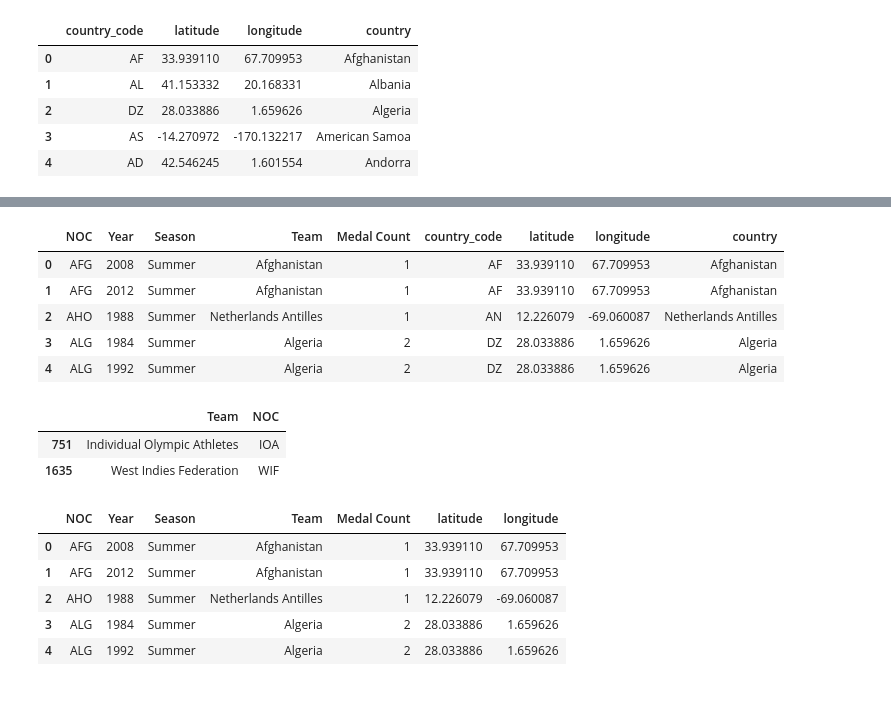
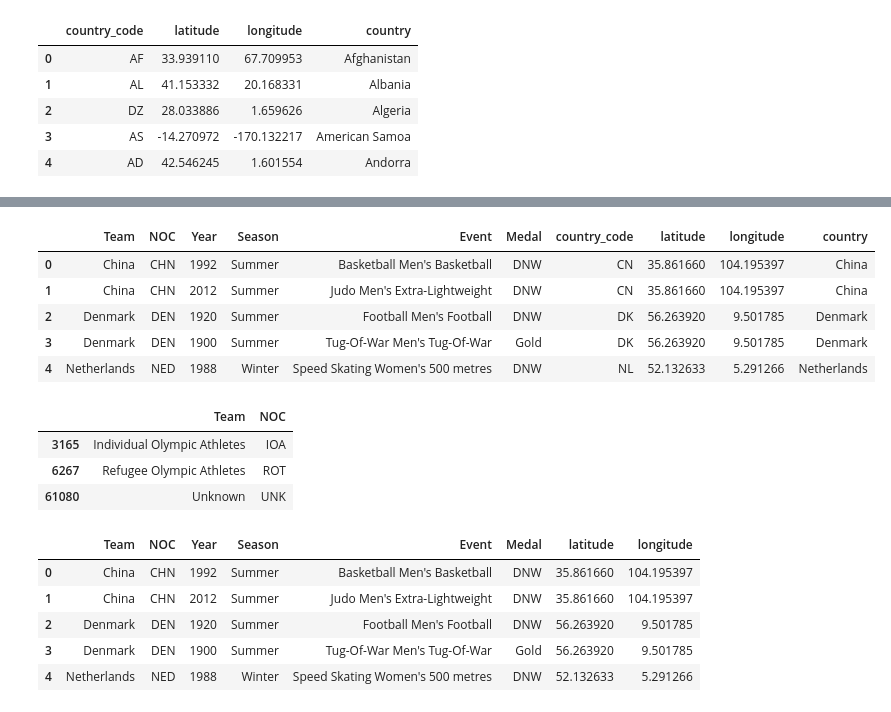
Before and after one commit to EJones621/Olympic_Analysis, a Jupyter notebook: Notebooks/Cleaning/cleaning.ipynb, the cells around one changed output, grey strips where cells are left out. Saved outputs shown, nothing was run; the diff lists cells and outputs as text; code cells hidden in the pictures.

```diff
--- a/Notebooks/Cleaning/cleaning.ipynb
+++ b/Notebooks/Cleaning/cleaning.ipynb
@@ -170,7 +170,7 @@ olympic_data_merge.drop(['ID', 'Name', 'Sex', 'Age', 'Height', 'Weight', 'Team',
                          'Games', 'City', 'Sport', 'notes'], axis = 1, inplace = True)
 # %%
 # Change column names
-olympic_data_merge.rename(columns = {'region': 'Team'}, inplace = True)
+olympic_data_df.rename(columns = {'region': 'Team'}, inplace = True)
 # %%
 # Reorder columns
-olympic_data_merge[['Team', 'NOC', 'Year', 'Season', 'Event', 'Medal']]
+olympic_data_df = olympic_data_df[['Team', 'NOC', 'Year', 'Season', 'Event', 'Medal']]
@@ -207,0 +182,4 @@ olympic_data_merge = pd.DataFrame({'Medal Count' : olympic_data_merge.groupby( [
+# %%
+# Replace rows with 'NaN' for medal with 'DNW' (Did not win). This way, these rows won't be dropped if use the 'dropna'
+# function later. Even though those athletes didn't win a medal, the more data to train on, the better.
+olympic_data_df.fillna('DNW', inplace=True)
@@ -252,21 +241,22 @@ coordinates_df.loc[coordinates_df['latitude'].isnull(),['country_code', 'longitu
 # %%
 # Merging olympic and coordinate data
-olympic_coordinate_merge = olympic_data_merge.merge(coordinates_df, left_on = 'Team', right_on = 'country', how = 'left')
+olympic_coordinate_df = olympic_data_df.merge(coordinates_df, left_on = 'Team', right_on = 'country', how = 'left')
 # %%
 # Return first 5 rows of olympic_coordinate_df
-olympic_coordinate_merge.head()
+olympic_coordinate_df.head()
 # %% [output]
-|  | NOC | Year | Season | Team | Medal Count | country_code | latitude | longitude | country |
-| 0 | AFG | 2008 | Summer | Afghanistan | 1 | AF | 33.939110 | 67.709953 | Afghanistan |
-| 1 | AFG | 2012 | Summer | Afghanistan | 1 | AF | 33.939110 | 67.709953 | Afghanistan |
-| 2 | AHO | 1988 | Summer | Netherlands Antilles | 1 | AN | 12.226079 | -69.060087 | Netherlands Antilles |
-| 3 | ALG | 1984 | Summer | Algeria | 2 | DZ | 28.033886 | 1.659626 | Algeria |
-| 4 | ALG | 1992 | Summer | Algeria | 2 | DZ | 28.033886 | 1.659626 | Algeria |
+|  | Team | NOC | Year | Season | Event | Medal | country_code | latitude | longitude | country |
+| 0 | China | CHN | 1992 | Summer | Basketball Men's Basketball | DNW | CN | 35.861660 | 104.195397 | China |
+| 1 | China | CHN | 2012 | Summer | Judo Men's Extra-Lightweight | DNW | CN | 35.861660 | 104.195397 | China |
+| 2 | Denmark | DEN | 1920 | Summer | Football Men's Football | DNW | DK | 56.263920 | 9.501785 | Denmark |
+| 3 | Denmark | DEN | 1900 | Summer | Tug-Of-War Men's Tug-Of-War | Gold | DK | 56.263920 | 9.501785 | Denmark |
+| 4 | Netherlands | NED | 1988 | Winter | Speed Skating Women's 500 metres | DNW | NL | 52.132633 | 5.291266 | Netherlands |
 # %%
 # Checking 'NaN' 'country' after the merge
-olympic_coordinate_merge.loc[olympic_coordinate_merge['country'].isnull(),['Team', 'NOC']].drop_duplicates()
+olympic_coordinate_df.loc[olympic_coordinate_df['country'].isnull(),['Team', 'NOC']].drop_duplicates()
 # %% [output]
 |  | Team | NOC |
-| 751 | Individual Olympic Athletes | IOA |
-| 1635 | West Indies Federation | WIF |
+| 3165 | Individual Olympic Athletes | IOA |
+| 6267 | Refugee Olympic Athletes | ROT |
+| 61080 | Unknown | UNK |
 # %%
@@ -278,13 +265,13 @@ olympic_coordinate_merge.drop(['country_code', 'country'], axis=1, inplace=True)
 # %%
 # Return first 5 rows of olympic_coordinate_df
-olympic_coordinate_merge.head()
+olympic_coordinate_df.head()
 # %% [output]
-|  | NOC | Year | Season | Team | Medal Count | latitude | longitude |
-| 0 | AFG | 2008 | Summer | Afghanistan | 1 | 33.939110 | 67.709953 |
-| 1 | AFG | 2012 | Summer | Afghanistan | 1 | 33.939110 | 67.709953 |
-| 2 | AHO | 1988 | Summer | Netherlands Antilles | 1 | 12.226079 | -69.060087 |
-| 3 | ALG | 1984 | Summer | Algeria | 2 | 28.033886 | 1.659626 |
-| 4 | ALG | 1992 | Summer | Algeria | 2 | 28.033886 | 1.659626 |
+|  | Team | NOC | Year | Season | Event | Medal | latitude | longitude |
+| 0 | China | CHN | 1992 | Summer | Basketball Men's Basketball | DNW | 35.861660 | 104.195397 |
+| 1 | China | CHN | 2012 | Summer | Judo Men's Extra-Lightweight | DNW | 35.861660 | 104.195397 |
+| 2 | Denmark | DEN | 1920 | Summer | Football Men's Football | DNW | 56.263920 | 9.501785 |
+| 3 | Denmark | DEN | 1900 | Summer | Tug-Of-War Men's Tug-Of-War | Gold | 56.263920 | 9.501785 |
+| 4 | Netherlands | NED | 1988 | Winter | Speed Skating Women's 500 metres | DNW | 52.132633 | 5.291266 |
 # %%
 # Return first 5 rows of hosts_df
 hosts_df.head()
```
Also changed, not shown: parts of 78 cells of this notebook.
